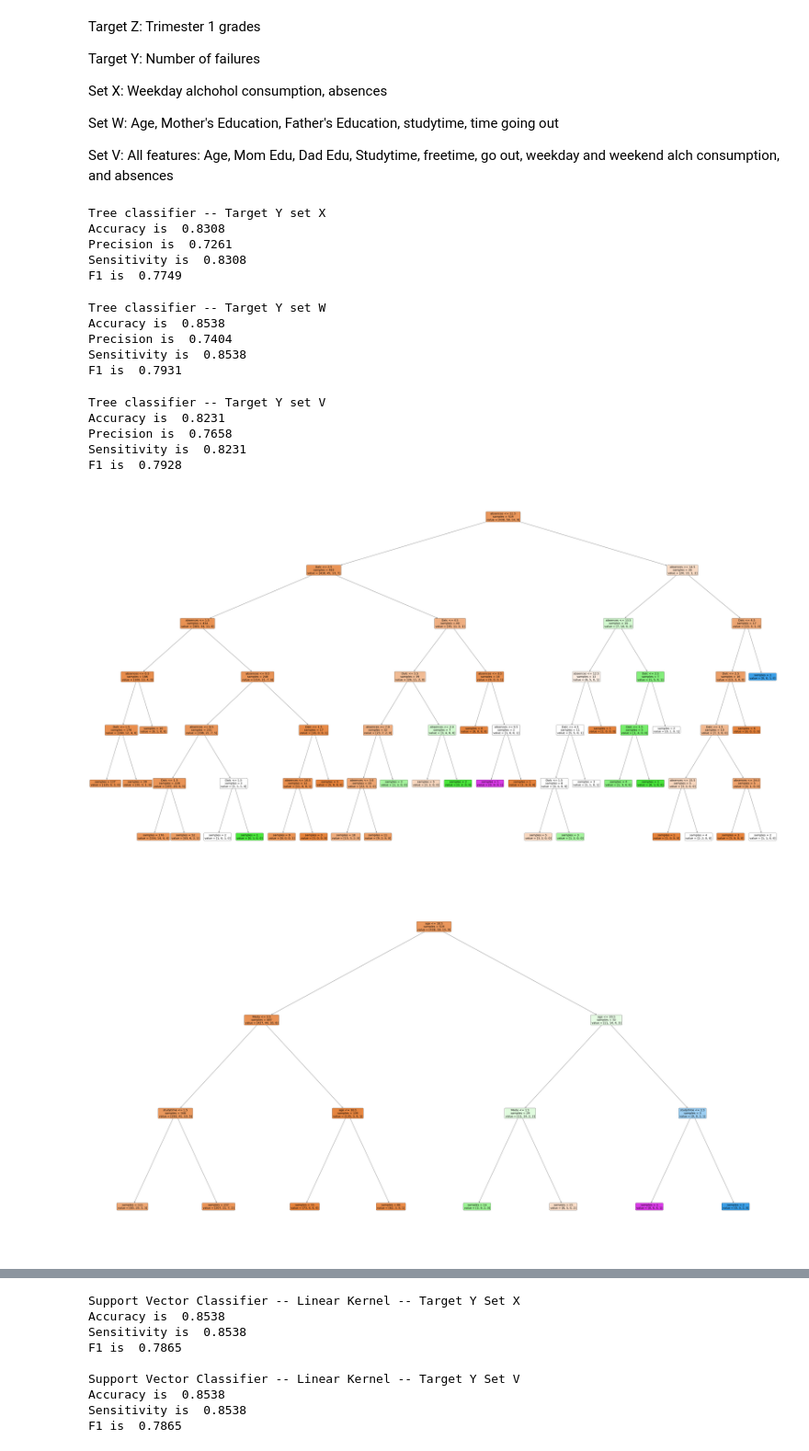
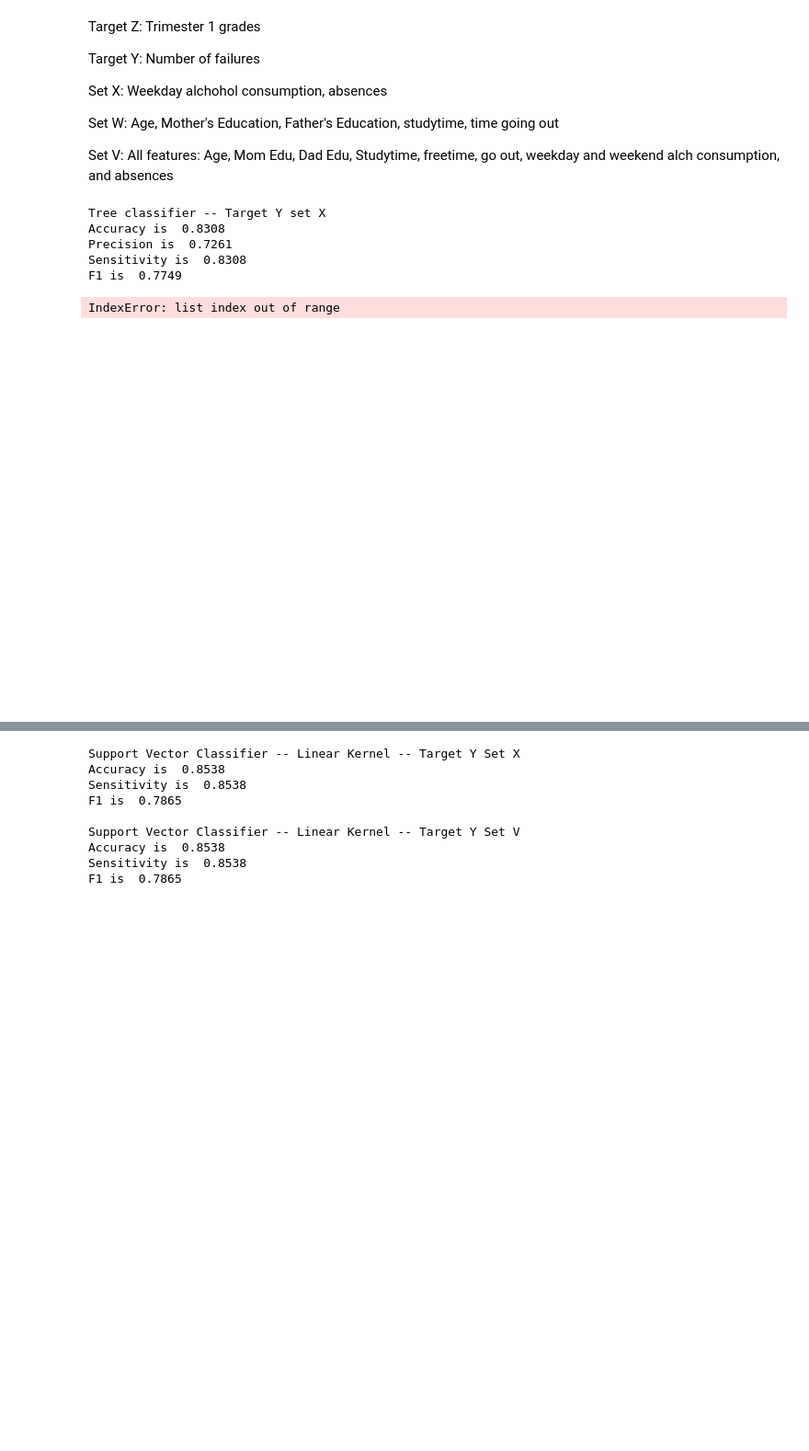
Before and after one commit to GabrielSolomonHolland/data-science-final, a Jupyter notebook: data-science-final.ipynb, the cells around one changed output, grey strips where cells are left out. Shown: that part at 92% size. Saved outputs shown, nothing was run; the diff lists cells and outputs as text; code cells hidden in the pictures; blank space fills up the shorter version.

Commit message:
Play around with decision trees

```diff
--- a/data-science-final.ipynb
+++ b/data-science-final.ipynb
@@ -137,7 +137,7 @@ train_v = train_set["age","Medu","Fedu","studytime","freetime","goout","Dalc","W
 train_w = train_set[["age","Medu","Fedu","studytime","goout"]]
 '''
 
-tree_classifier = DecisionTreeClassifier(min_samples_split=2, max_depth=6)
+tree_classifier = DecisionTreeClassifier(max_depth=6, random_state=123)
 tree_classifier.fit(train_x,train_y)
 print("\n\nTree classifier -- Target Y set X")
 y_predicted = tree_classifier.predict(test_x)
@@ -148,58 +148,48 @@ print ("F1 is ", round(f1_score(test_y, y_predicted, average="weighted"),4))
 
 #show decision tree
 from sklearn import tree
-#tree.plot_tree(tree_classifier)#
+#tree.plot_tree(tree_classifier)
 
 fig = plt.figure(figsize=(90, 50))
-#fig.title("Alcohol Consumption and Absences Decision Tree")
-tree.plot_tree(tree_classifier, feature_names=["Dalc","absences"], filled=True, fontsize=20, impurity=False, rounded=True, class_names=["failures"])
+plt.title("Alcohol Consumption and Absences Decision Tree")
+tree.plot_tree(tree_classifier, feature_names=["Weekday Alcohol Consumption","Absences"], filled=True, fontsize=25, rounded=True, proportion = True, class_names=["0","1","2","3"])
 fig.savefig("setXtree.png")
 
 
-tree_classifier = DecisionTreeClassifier(min_samples_split=2, max_depth=3)
+tree_classifier = DecisionTreeClassifier(max_depth=3)
 tree_classifier.fit(train_w,train_y)
 print("\n\nTree classifier -- Target Y set W")
 y_predicted = tree_classifier.predict(test_w)
 print ("Accuracy is ", round(accuracy_score(test_y, y_predicted),4))
 print ("Precision is ", round(precision_score(test_y, y_predicted, average="weighted"),4))
 print ("Sensitivity is ", round(recall_score(test_y, y_predicted, average="weighted"),4))
 print ("F1 is ", round(f1_score(test_y, y_predicted, average="weighted"),4))
 
-fig = plt.figure(figsize=(90, 50))
-plt.title("Set W Decision Tree")
-tree.plot_tree(tree_classifier, feature_names=["age","Medu","Fedu","studytime","goout"], filled=True, fontsize=20, impurity=False, rounded=True, class_names=["failures"])
-fig.savefig("setWtree.png")
+#fig = plt.figure(figsize=(90, 50))
+#plt.title("Set W Decision Tree")
+#tree.plot_tree(tree_classifier, feature_names=["age","Medu","Fedu","studytime","goout"], filled=True, fontsize=20, impurity=False, rounded=True, class_names=True)
+#fig.savefig("setWtree.png")
 
 
-tree_classifier = DecisionTreeClassifier(min_samples_split=2, max_depth=6)
+tree_classifier = DecisionTreeClassifier(max_depth=6)
 tree_classifier.fit(train_v,train_y)
 print("\n\nTree classifier -- Target Y set V")
 y_predicted = tree_classifier.predict(test_v)
 print ("Accuracy is ", round(accuracy_score(test_y, y_predicted),4))
 print ("Precision is ", round(precision_score(test_y, y_predicted, average="weighted"),4))
 print ("Sensitivity is ", round(recall_score(test_y, y_predicted, average="weighted"),4))
 print ("F1 is ", round(f1_score(test_y, y_predicted, average="weighted"),4))
 
 
-fig = plt.figure(figsize=(90, 50))
-plt.title("Set V Decision Tree")
-tree.plot_tree(tree_classifier, feature_names=["age","Medu","Fedu","studytime","freetime","goout","Dalc","Walc","absences"], filled=True, fontsize=20, impurity=False, rounded=True, class_names=["failures"])
-fig.savefig("setVtree.png")
+#fig = plt.figure(figsize=(90, 50))
+#plt.title("Set V Decision Tree")
+#tree.plot_tree(tree_classifier, feature_names=["age","Medu","Fedu","studytime","freetime","goout","Dalc","Walc","absences"], filled=True, fontsize=20, impurity=False, rounded=True, class_names=True)
+#fig.savefig("setVtree.png")
 # %% [output]
 Tree classifier -- Target Y set X
 Accuracy is  0.8308
 Precision is  0.7261
 Sensitivity is  0.8308
 F1 is  0.7749
-Tree classifier -- Target Y set W
-Accuracy is  0.8538
-Precision is  0.7404
-Sensitivity is  0.8538
-F1 is  0.7931
+IndexError: list index out of range
-Tree classifier -- Target Y set V
-Accuracy is  0.8231
-Precision is  0.7658
-Sensitivity is  0.8231
-F1 is  0.7928
-[figure, old version]
+[figure, new version]
-[figure, removed]
```
Also changed, not shown: parts of 2 cells of this notebook, 3 other files.
